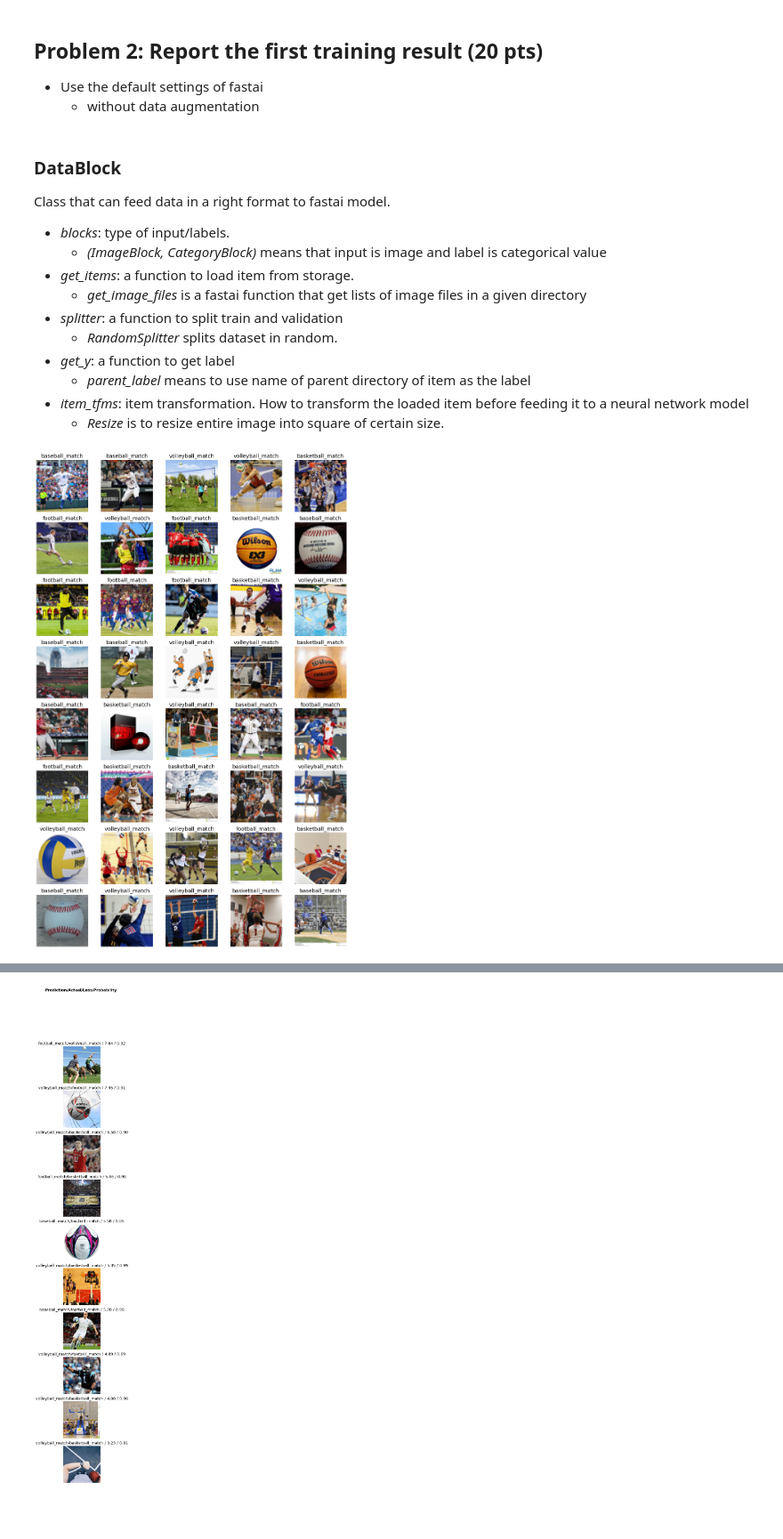
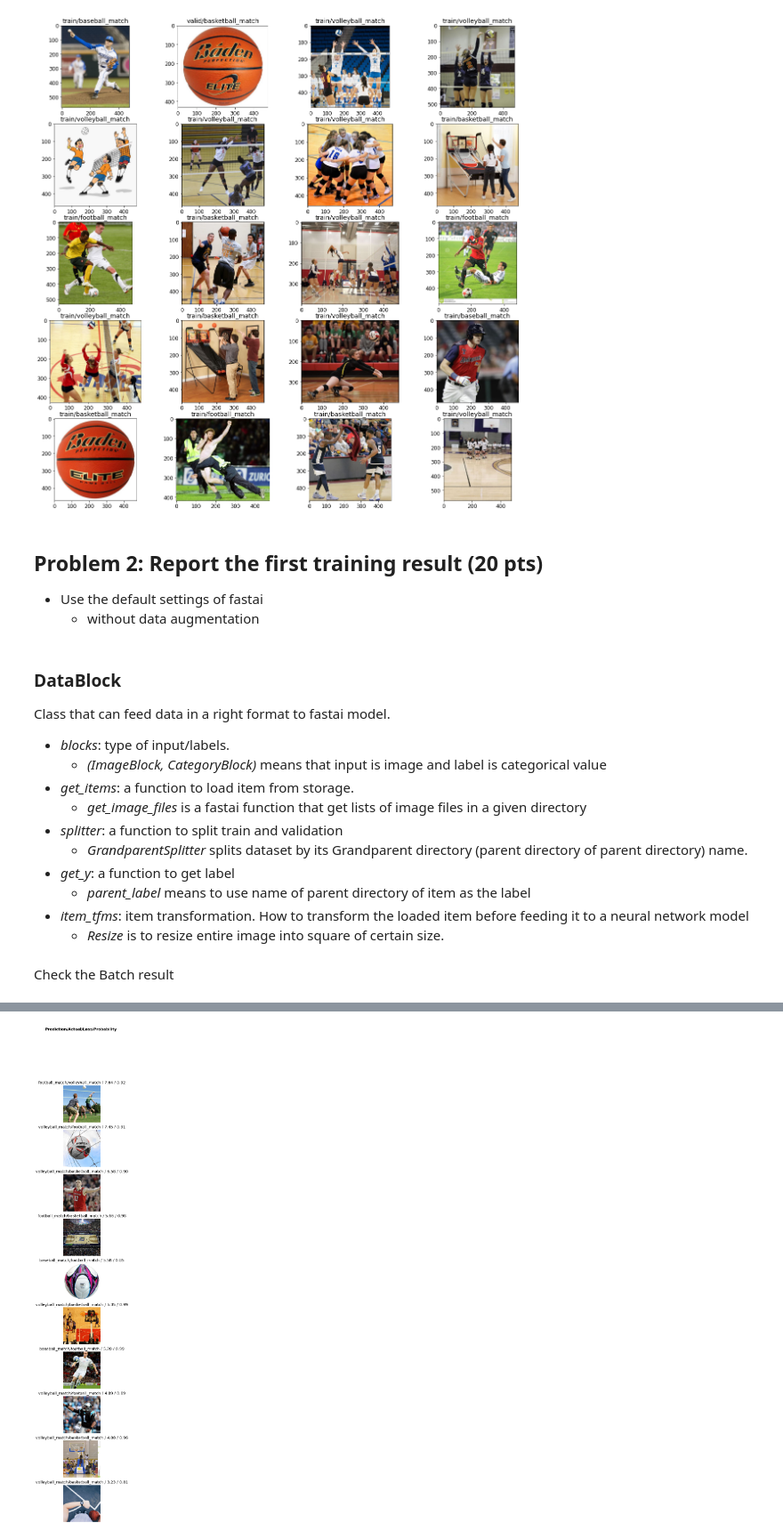
Before and after one commit to jdasam/data-ai, a Jupyter notebook: Data_&_AI_Coding_Assignment_1_Solution.ipynb, the cells around one changed output, grey strips where cells are left out. Shown at 89% size. Cells and saved outputs as stored; diff of their text form; code cells hidden in the pictures; blank space fills up the shorter version.

```diff
--- a/Data_&_AI_Coding_Assignment_1_Solution.ipynb
+++ b/Data_&_AI_Coding_Assignment_1_Solution.ipynb
@@ -39,16 +92,6 @@ image_types = configure_image_categories()
 assert len(image_types)==4, "The length of image types has to be 4"
 assert all( isinstance(typ, str) for typ in image_types), "Every element of image_types has to be string"
 
-# Delete the previous images
-!rm -rf images
-
 img_dir = Path('images')
-train_dir = img_dir / 'train'
-valid_dir = img_dir / 'valid'
-for typ in image_types:
-  duckduckgo_search(img_dir, typ, typ, max_results=NUM_IMG)
-  typ_dir = img_dir / typ
-  img_files = get_image_files(typ_dir)
-  failed = verify_images(img_files)
-  failed.map(Path.unlink)
-  img_files
+plot_dir = Path('plots')
+plot_dir.mkdir(exist_ok=True)
@@ -95,3 +121,20 @@ for typ in image_types:
+# %%
+def plot_random_sampled_images(img_dir, ncols=4, nrows=5,random_seed=0):
+  list_of_image_files = list(img_dir.rglob("*.jpg"))
+  random.seed(random_seed)
+  random.shuffle(list_of_image_files)
+  plt.figure(figsize=(ncols*5,nrows*4))
+  for i in range(ncols*nrows):
+    fname = list_of_image_files[i]
+    image = Image.open(fname)
+    plt.subplot(nrows,ncols, i+1)
+    plt.imshow(image)
+    plt.title('/'.join(str(fname.parent).split('/')[-2:]))
+  plt.savefig(plot_dir/f"dataset_check_{'_'.join(time.ctime().split(' ')[1:4])}.png")
+
+plot_random_sampled_images(img_dir)
+# %% [output]
+[figure, added]
 # %% [markdown]
 ## Problem 2: Report the first training result (20 pts)
 - Use the default settings of fastai
@@ -104,7 +147,7 @@ Class that can feed data in a right format to fastai model.
 * *get_items*: a function to load item from storage.
   * *get_image_files* is a fastai function that get lists of image files in a given directory
 * *splitter*: a function to split train and validation
-  * *RandomSplitter* splits dataset in random.
+  * *GrandparentSplitter* splits dataset by its Grandparent directory (parent directory of parent directory) name.
 * *get_y*: a function to get label
   * *parent_label* means to use name of parent directory of item as the label
 * *item_tfms*: item transformation. How to transform the loaded item before feeding it to a neural network model
@@ -117,6 +160,5 @@ images = DataBlock(
     get_y=parent_label,
     item_tfms=Resize(128))
 dls = images.dataloaders(img_dir)
-dls.train.show_batch(max_n=40, ncols=5, unique=False)
-# %% [output]
-[figure, removed]
+# %% [markdown]
+Check the Batch result
```
Also changed, not shown: parts of 18 cells of this notebook.
